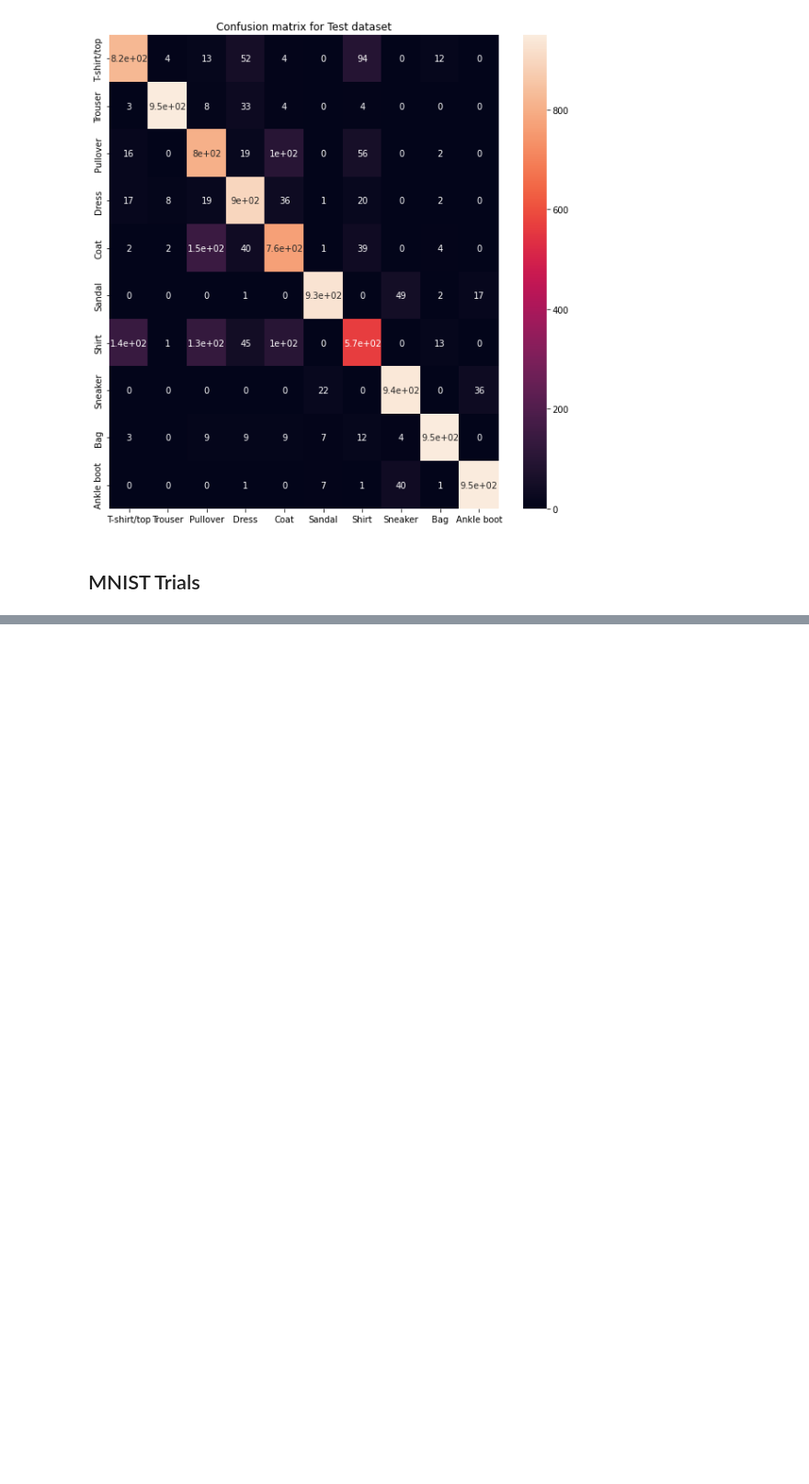
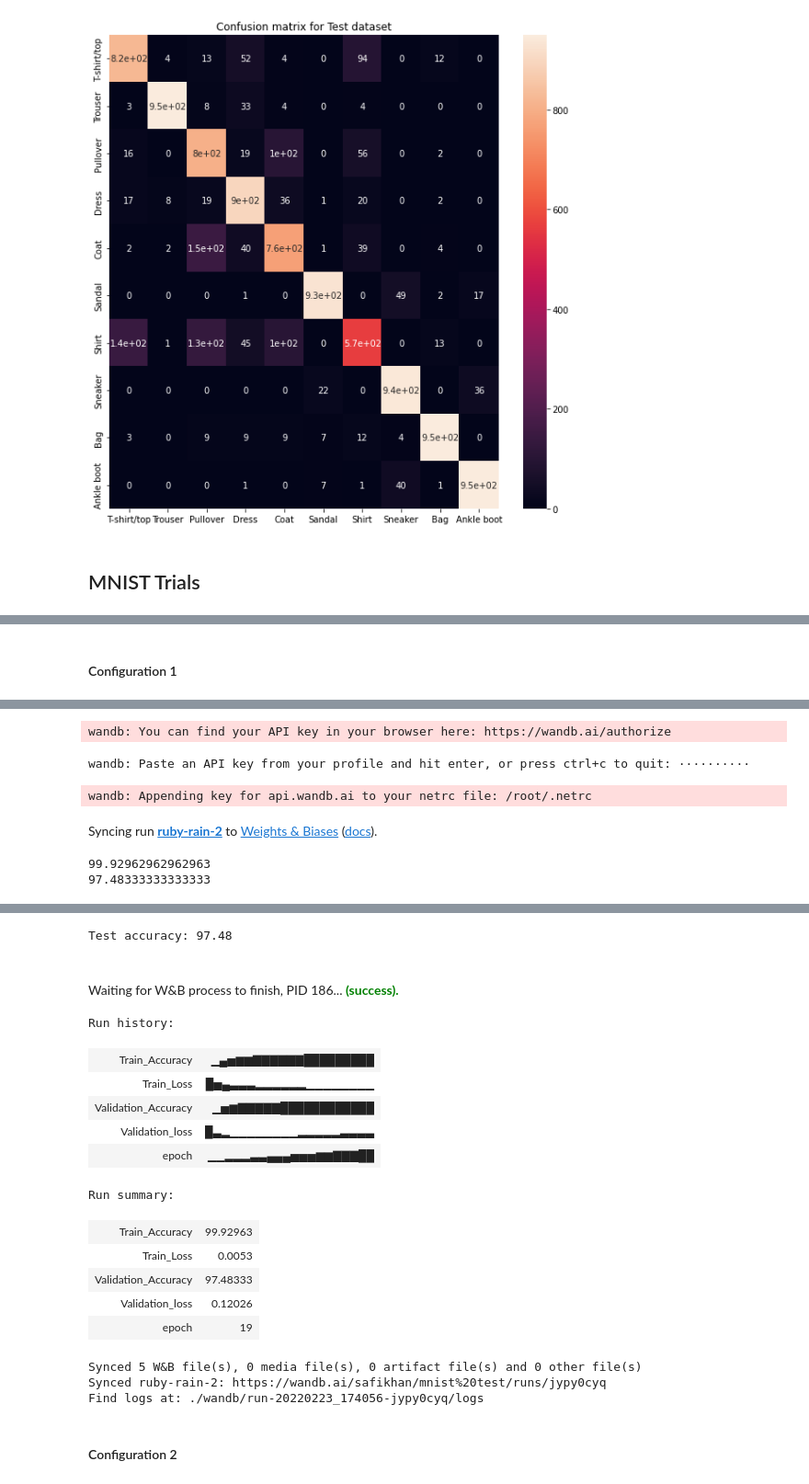
Before and after one commit to safikhanSoofiyani/Back-Propagation-from-scratch, a Jupyter notebook: CS6910_Assignment1.ipynb, the cells around one changed output, grey strips where cells are left out. Shown at 92% size. Drawn from its saved outputs; the diff is of its cells as text; code cells hidden in the pictures; blank space fills up the shorter version.

Commit message:
Template for adding new optimization function. Added run names to MNIST trials

```diff
--- a/CS6910_Assignment1.ipynb
+++ b/CS6910_Assignment1.ipynb
@@ -1695,27 +1796,40 @@ from keras.datasets import mnist
 
 
 def prepare_data_mnist():
+
+  '''This function is used to load the data, define the class labels, performing
+      the train-test-validation split, normalizing the data, flattening each data
+      point, converting the class labels to one hot encoded vector.
+
+      It return all the split data sets '''
+
   # Loading data from online source
   (train_x,train_y),(test_x,test_y)=mnist.load_data()
+
   # Defining labels for data
   num_classes = 10
   labels=[i for i in range(10)]
+
   print("Number of data points in train data (initially) - ", len(train_x))
   print("Number of data points in test data (initially) - ", len(test_x))
+
   #performing the train-validation split
   train_x, val_x, train_y, val_y = train_test_split(train_x, train_y, test_size=0.1, random_state=40)
   print("Shape of each image - 28x28" )
   image_shape=train_x.shape[1]*train_x.shape[2]
   print("shape of each image (1D) - ",image_shape)
+
   #storing the number of points in each set
   train_image_count=len(train_x)
   val_image_count = len(val_x)
   test_image_count=len(test_x)
+
   # Creating a matrix of image data
   # each image is represented as a row by flattening the matrix: converting (60000,28,28) tensor to (60000,784) matrix
   X_train=np.zeros((train_image_count,image_shape))
   X_val=np.zeros((val_image_count,image_shape))
   X_test=np.zeros((test_image_count,image_shape))
+
   # converting the images into grayscale by normalizing
   for i in range(train_image_count):
     X_train[i]=(copy.deepcopy(train_x[i].flatten()))/255.0
@@ -1723,6 +1837,7 @@ def prepare_data_mnist():
     X_val[i]=(copy.deepcopy(val_x[i].flatten()))/255.0
   for i in range(test_image_count):
     X_test[i]=(copy.deepcopy(test_x[i].flatten()))/255.0
+
   #One hot encoding the label vectors to represent a probability distribution
   y_train = np.zeros((train_y.size, 10))
   y_train[np.arange(train_y.size), train_y] = 1
@@ -1748,7 +1860,17 @@ Number of data points in test data (initially) -  10000
 Shape of each image - 28x28
 shape of each image (1D) -  784
 # %%
-def custom_config_mnist(mnist_config,wandb_log):
+def custom_config_mnist(mnist_config,wandb_log, config_number):
+
+  '''This function is used to train the neural network for the given hyperparameter
+  configuration and also evaluate the model finally logging the results onto
+  Wandb.
+
+  We have essentially used three hyperparameter configurations that were chosen
+  after thorough exploration from the Fashion MNIST dataset.'''
+
+
+  #Forming the network archtecture and storing it in the list.
   num_layers=mnist_config["number_hidden_layers"]
   neurons=mnist_config["number_neurons"]
   layer_sizes = [784]
@@ -1756,9 +1878,11 @@ def custom_config_mnist(mnist_config,wandb_log):
     layer_sizes = layer_sizes + [neurons]
   layer_sizes  = layer_sizes + [10]
 
+  # For local testing purposes, wandb_log is set to False. Then it doesnt log the
+  # results to the wandb workspace. Instead it prints here.
   if (wandb_log== True):
       #initializing the run
-      wandb.init(config=mnist_config, project = "testing_sweep", entity="vamsi_malineni6")
+      wandb.init(config=mnist_config, project = "mnist test", entity="safikhan")
       config = wandb.config
       #storing the hyperparameters in local variables
       opt_fun = config.optimization_function
@@ -1779,6 +1903,8 @@ def custom_config_mnist(mnist_config,wandb_log):
       else:
           print("Wrong optimization function")
           exit()
+
+      wandb.run.name = "Mnist_Config_"+config_number
 
       #calling the fit function to train the model using the best hyperparamters obtained from above
       parameters = fit(X_train, y_train, layer_sizes,wandb_log,
@@ -1849,20 +1975,23 @@ def custom_config_mnist(mnist_config,wandb_log):
       #calculating the test accuracy using the test data
       test_accuracy=calc_test_accuracy(y_pred,y_t)
       print("Test accuracy:",test_accuracy)
+# %% [markdown]
+<h4> Configuration 1</h4>
 # %%
 # Change these values to get the required configuration's result
 
-config = {
+config1 = {
             'number_hidden_layers': 5,
-            'number_neurons': 64,
+            'number_neurons': 128,
             'learning_rate': 0.0001,
             'weight_type': "xavier",
             'activation_function':"relu",
-            'mini_batch_size' : 64,
-            'max_epochs': 5,
+            'mini_batch_size' : 16,
+            'max_epochs': 20,
             'lambd': 0.0005,
-            'optimization_function': "adam",
+            'optimization_function': "nadam",
             'loss_function': "cross_entropy"
               }
 # %%
-custom_config_mnist(config,wandb_log=True)
+custom_config_mnist(config1, True, 1)
+# %% [output]
@@ -1868,0 +1999,6 @@ custom_config_mnist(config,wandb_log=True)
+wandb: You can find your API key in your browser here: https://wandb.ai/authorize
+wandb: Paste an API key from your profile and hit enter, or press ctrl+c to quit: ··········
+wandb: Appending key for api.wandb.ai to your netrc file: /root/.netrc
+Syncing run ruby-rain-2 to Weights & Biases (docs).
+99.92962962962963
+97.48333333333333
@@ -1868,0 +2006,19 @@ custom_config_mnist(config,wandb_log=True)
+Test accuracy: 97.48
+Waiting for W&B process to finish, PID 186... (success).
+Run history:
+| Train_Accuracy | ▁▄▅▆▆▇▇▇▇▇▇█████████ |
+| Train_Loss | █▅▄▃▃▃▂▂▂▂▂▂▁▁▁▁▁▁▁▁ |
+| Validation_Accuracy | ▁▅▆▇▇▇▇▇████████████ |
+| Validation_loss | █▃▂▁▁▁▁▁▁▁▁▂▂▂▂▂▃▃▃▃ |
+| epoch | ▁▁▂▂▂▃▃▄▄▄▅▅▅▆▆▇▇▇██ |
+Run summary:
+| Train_Accuracy | 99.92963 |
+| Train_Loss | 0.0053 |
+| Validation_Accuracy | 97.48333 |
+| Validation_loss | 0.12026 |
+| epoch | 19 |
+Synced 5 W&B file(s), 0 media file(s), 0 artifact file(s) and 0 other file(s)
+Synced ruby-rain-2: https://wandb.ai/safikhan/mnist%20test/runs/jypy0cyq
+Find logs at: ./wandb/run-20220223_174056-jypy0cyq/logs
+# %% [markdown]
+<h4>Configuration 2</h4>
```
Also changed, not shown: parts of 17 cells of this notebook.
